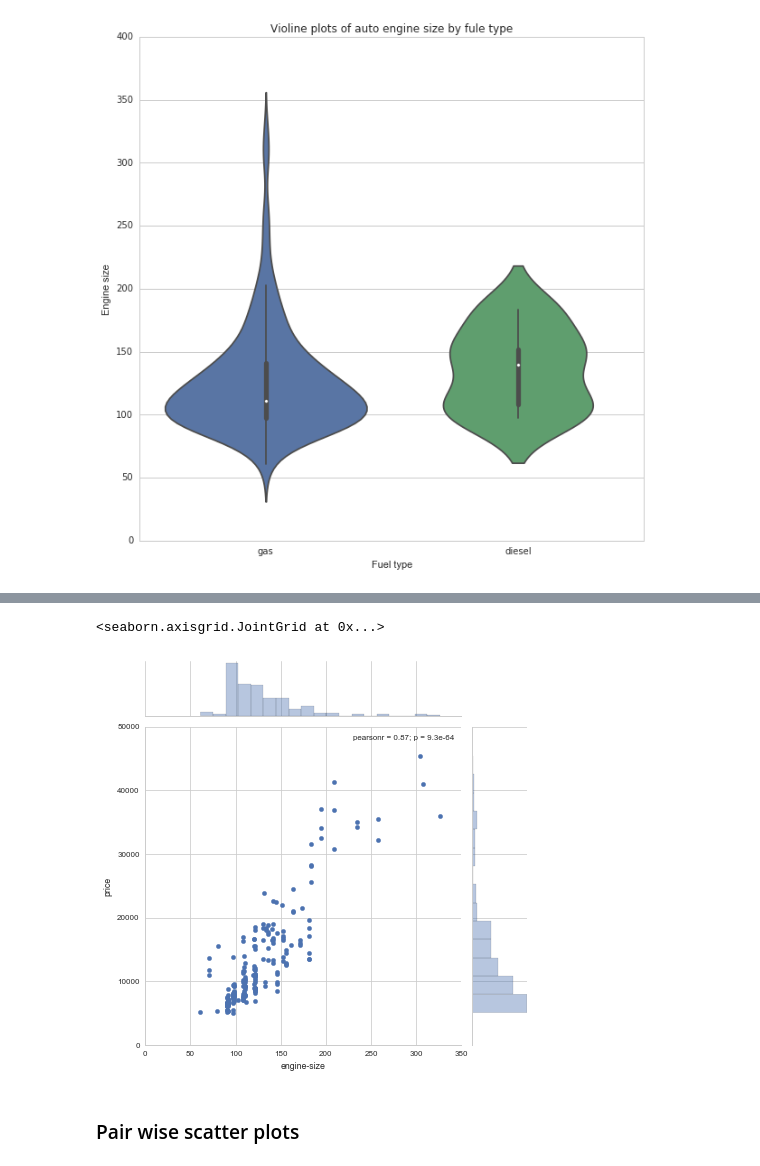
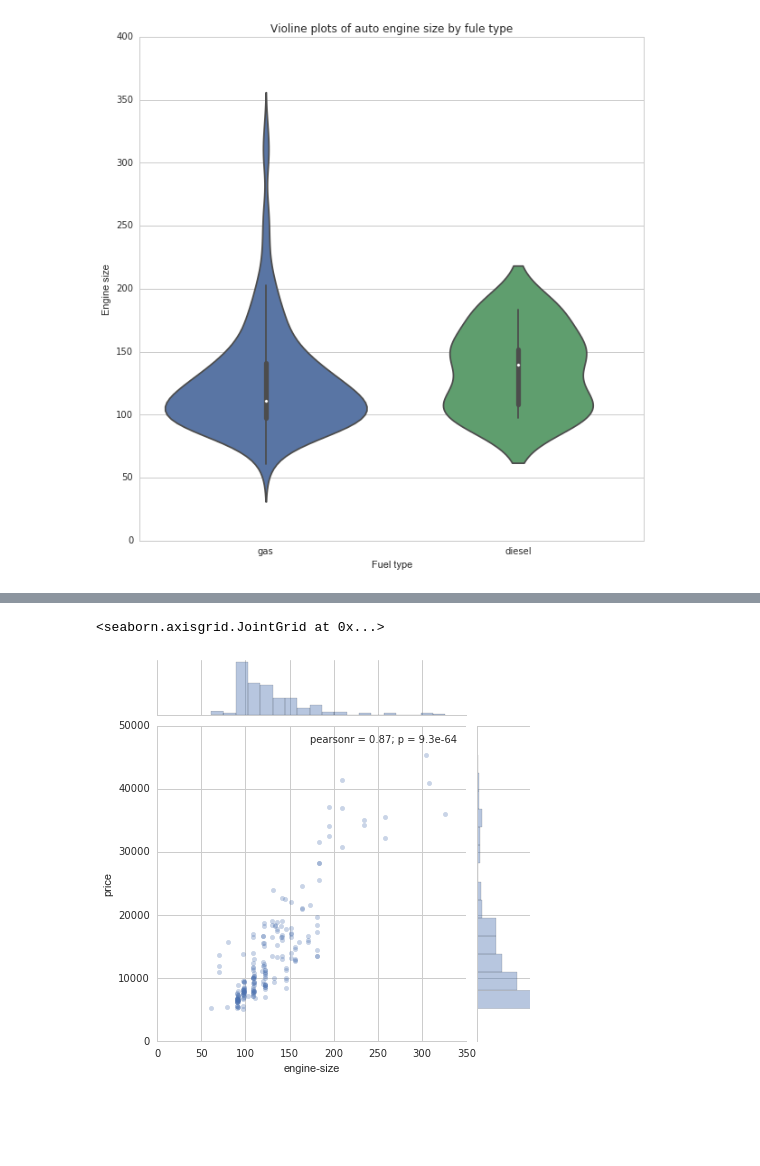
Before and after one commit to Quantia-Analytics/DyDataSF2016Visualization, a Jupyter notebook: LearningDataVisualization.ipynb, the cells around one changed output, grey strips where cells are left out. Cells and saved outputs as stored; diff of their text form; code cells hidden in the pictures; blank space fills up the shorter version.

```diff
--- a/LearningDataVisualization.ipynb
+++ b/LearningDataVisualization.ipynb
@@ -480,8 +649,6 @@ Faceting involves using values of categorical or numeric variables to create a s
 # %%
 sns.set_style("whitegrid")
-sns.jointplot('engine-size', 'price', data = auto_prices)
+sns.jointplot('engine-size', 'price', data = auto_prices, alpha = 0.3)
 # %% [output]
 <seaborn.axisgrid.JointGrid at 0x...>
-[figure, old version]
+[figure, new version]
-# %% [markdown]
-### Pair wise scatter plots
```
Also changed, not shown: parts of 67 cells of this notebook.
